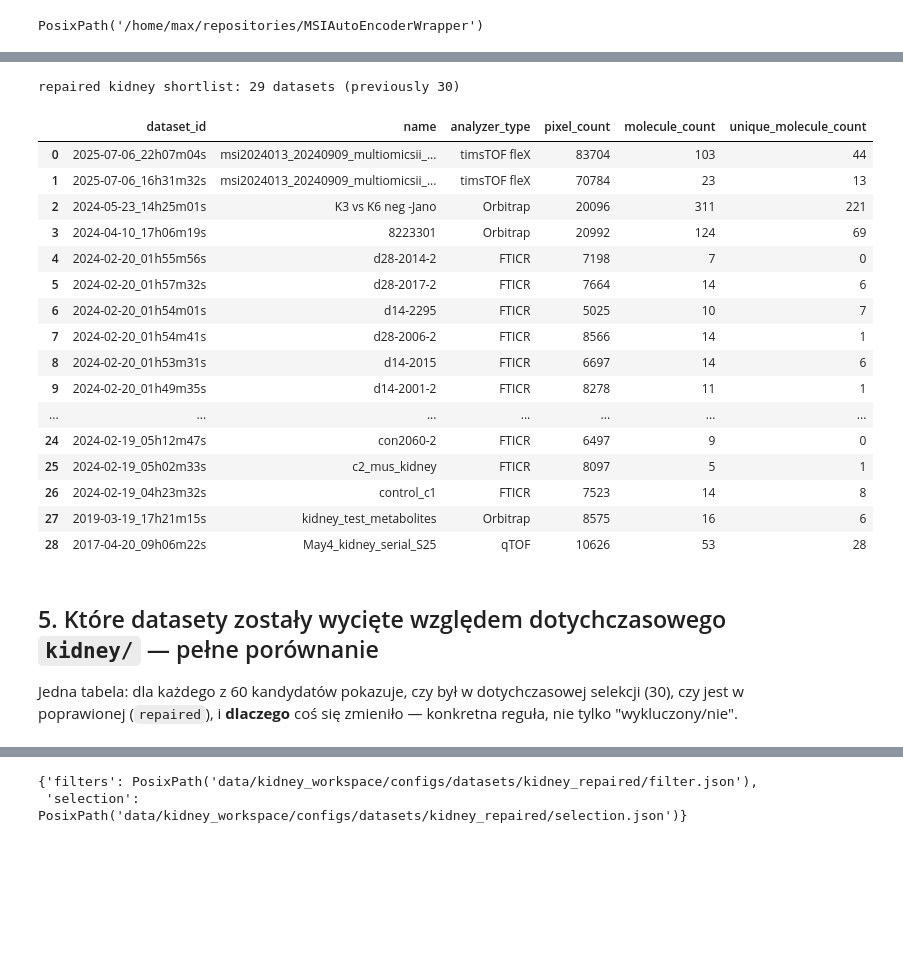
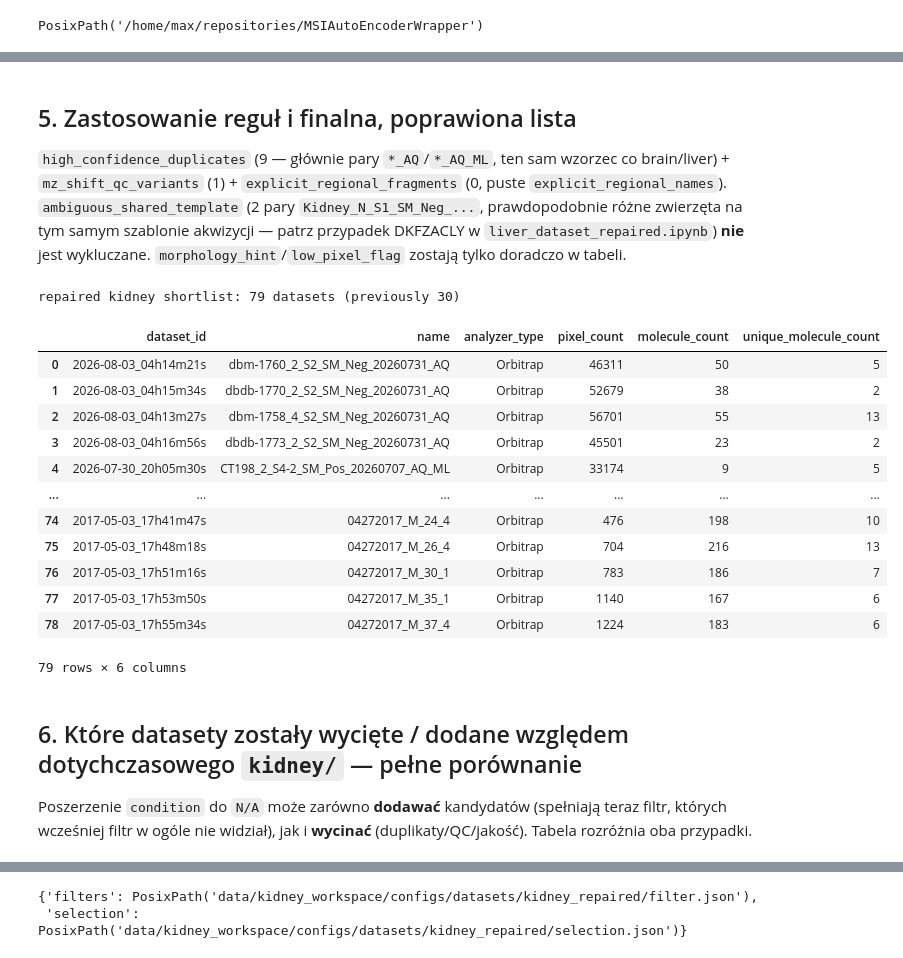
Before and after one commit to maxi7524/MSIAutoEncoderWrapper, a Jupyter notebook: assets/datasets_query/kidney_dataset_repaired.ipynb, the cells around one changed output, grey strips where cells are left out. Cells and saved outputs as stored; diff of their text form; code cells hidden in the pictures; blank space fills up the shorter version.

```diff
--- a/assets/datasets_query/kidney_dataset_repaired.ipynb
+++ b/assets/datasets_query/kidney_dataset_repaired.ipynb
@@ -109,8 +138,8 @@ Jedno wywołanie zastępuje całą poprzednią, ręcznie pisaną sekcję 2/2b/3:
 # %%
 kidney_profile = DatasetReviewProfile(
-    low_pixel_threshold=None,  # kidney's pool minimum is 5025 px -- no outliers to flag, see prior audit
+    low_pixel_threshold=1000,  # v2 used None, calibrated to the narrower 60-record Wildtype-only pool; see markdown
     morphology_pattern=r"(?:cortex|medulla|papilla|pelvis|calyx|glomerul)",
-    explicit_regional_names=frozenset(),  # no user-confirmed explicit fragments for kidney (unlike brain)
+    explicit_regional_names=frozenset(),
 )
 review = explorer.review_current(profile=kidney_profile)
 
@@ -120,13 +149,13 @@ display(review.summary())
 display(
     review.table.loc[
         review.table["duplicate_cluster_size"] > 1,
-        ["dataset_id", "name", "pixel_count", "duplicate_confidence", "duplicate_excluded", "recommended_keeper_dataset_id"],
-    ]
+        ["duplicate_cluster_id", "dataset_id", "name", "pixel_count", "duplicate_confidence", "duplicate_excluded", "recommended_keeper_dataset_id"],
+    ].sort_values(["duplicate_confidence", "duplicate_cluster_id"])
 )
 display(
     review.table.loc[
-        review.table["mz_shift_qc_variant"] | review.table["morphology_hint"].eq("regional_or_microregion"),
-        ["dataset_id", "name", "pixel_count", "mz_shift_qc_variant", "morphology_hint"],
+        review.table["mz_shift_qc_variant"] | review.table["morphology_hint"].eq("regional_or_microregion") | review.table["low_pixel_flag"],
+        ["dataset_id", "name", "pixel_count", "mz_shift_qc_variant", "morphology_hint", "low_pixel_flag"],
     ]
 )
 # %% [output]
@@ -145,48 +191,46 @@ Stosuję `high_confidence_duplicates` i `mz_shift_qc_variants` — te same regu
+# %% [markdown]
+## 5. Zastosowanie reguł i finalna, poprawiona lista
+
+`high_confidence_duplicates` (9 — głównie pary `*_AQ`/`*_AQ_ML`, ten sam wzorzec co brain/liver) + `mz_shift_qc_variants` (1) + `explicit_regional_fragments` (0, puste `explicit_regional_names`). `ambiguous_shared_template` (2 pary `Kidney_N_S1_SM_Neg_...`, prawdopodobnie różne zwierzęta na tym samym szablonie akwizycji — patrz przypadek DKFZACLY w `liver_dataset_repaired.ipynb`) **nie** jest wykluczane. `morphology_hint`/`low_pixel_flag` zostają tylko doradczo w tabeli.
 # %%
 applied_rules = ["high_confidence_duplicates", "mz_shift_qc_variants", "explicit_regional_fragments"]
 explorer.apply_review(review, rules=applied_rules)
 
 final_filters = {
     "organism": "Mouse",
     "organism_part": "Kidney",
+    "condition": ["Wildtype", "Wtype", "N/A"],
     "polarity": "Negative",
-    "condition": "Wildtype",
     "mz_min": 200,
     "mz_max": 900,
     "annotation_fdr": 0.1,
     "min_annotation_count": 1,
     "include_molecule_stats": True,
     "include_spatial_annotation_stats": False,  # see brain_dataset.ipynb section 6 for the cost rationale
 }
-# NOTE: exclude_dataset_ids is intentionally omitted here -- explorer.exclude()/apply_review()
-# already marked the union of prior-manual and newly-reviewed IDs as excluded on this session,
-# and that state persists across this re-query (verified: results() always re-applies it).
+# exclude_dataset_ids intentionally omitted -- session-level exclusions from steps 2/3/5 persist across this re-query.
 results_kidney_repaired = explorer.filter(final_filters)
 print(f"repaired kidney shortlist: {len(results_kidney_repaired)} datasets (previously {len(existing_selected_ids)})")
 display(results_kidney_repaired[["dataset_id", "name", "analyzer_type", "pixel_count", "molecule_count", "unique_molecule_count"]])
 # %% [output]
-repaired kidney shortlist: 29 datasets (previously 30)
+repaired kidney shortlist: 79 datasets (previously 30)
 |  | dataset_id | name | analyzer_type | pixel_count | molecule_count | unique_molecule_count |
-| 0 | 2025-07-06_22h07m04s | msi2024013_20240909_multiomicsii_... | timsTOF fleX | 83704 | 103 | 44 |
-| 1 | 2025-07-06_16h31m32s | msi2024013_20240909_multiomicsii_... | timsTOF fleX | 70784 | 23 | 13 |
-| 2 | 2024-05-23_14h25m01s | K3 vs K6 neg -Jano | Orbitrap | 20096 | 311 | 221 |
-| 3 | 2024-04-10_17h06m19s | 8223301 | Orbitrap | 20992 | 124 | 69 |
-| 4 | 2024-02-20_01h55m56s | d28-2014-2 | FTICR | 7198 | 7 | 0 |
-| 5 | 2024-02-20_01h57m32s | d28-2017-2 | FTICR | 7664 | 14 | 6 |
-| 6 | 2024-02-20_01h54m01s | d14-2295 | FTICR | 5025 | 10 | 7 |
-| 7 | 2024-02-20_01h54m41s | d28-2006-2 | FTICR | 8566 | 14 | 1 |
-| 8 | 2024-02-20_01h53m31s | d14-2015 | FTICR | 6697 | 14 | 6 |
-| 9 | 2024-02-20_01h49m35s | d14-2001-2 | FTICR | 8278 | 11 | 1 |
+| 0 | 2026-08-03_04h14m21s | dbm-1760_2_S2_SM_Neg_20260731_AQ | Orbitrap | 46311 | 50 | 5 |
+| 1 | 2026-08-03_04h15m34s | dbdb-1770_2_S2_SM_Neg_20260731_AQ | Orbitrap | 52679 | 38 | 2 |
+| 2 | 2026-08-03_04h13m27s | dbm-1758_4_S2_SM_Neg_20260731_AQ | Orbitrap | 56701 | 55 | 13 |
+| 3 | 2026-08-03_04h16m56s | dbdb-1773_2_S2_SM_Neg_20260731_AQ | Orbitrap | 45501 | 23 | 2 |
+| 4 | 2026-07-30_20h05m30s | CT198_2_S4-2_SM_Pos_20260707_AQ_ML | Orbitrap | 33174 | 9 | 5 |
 | ... | ... | ... | ... | ... | ... | ... |
-| 24 | 2024-02-19_05h12m47s | con2060-2 | FTICR | 6497 | 9 | 0 |
-| 25 | 2024-02-19_05h02m33s | c2_mus_kidney | FTICR | 8097 | 5 | 1 |
-| 26 | 2024-02-19_04h23m32s | control_c1 | FTICR | 7523 | 14 | 8 |
-| 27 | 2019-03-19_17h21m15s | kidney_test_metabolites | Orbitrap | 8575 | 16 | 6 |
-| 28 | 2017-04-20_09h06m22s | May4_kidney_serial_S25 | qTOF | 10626 | 53 | 28 |
+| 74 | 2017-05-03_17h41m47s | 04272017_M_24_4 | Orbitrap | 476 | 198 | 10 |
+| 75 | 2017-05-03_17h48m18s | 04272017_M_26_4 | Orbitrap | 704 | 216 | 13 |
+| 76 | 2017-05-03_17h51m16s | 04272017_M_30_1 | Orbitrap | 783 | 186 | 7 |
+| 77 | 2017-05-03_17h53m50s | 04272017_M_35_1 | Orbitrap | 1140 | 167 | 6 |
+| 78 | 2017-05-03_17h55m34s | 04272017_M_37_4 | Orbitrap | 1224 | 183 | 6 |
+79 rows × 6 columns
-# %% [markdown]
-## 5. Które datasety zostały wycięte względem dotychczasowego `kidney/` — pełne porównanie
-
-Jedna tabela: dla każdego z 60 kandydatów pokazuje, czy był w dotychczasowej selekcji (30), czy jest w poprawionej (`repaired`), i **dlaczego** coś się zmieniło — konkretna reguła, nie tylko "wykluczony/nie".
+# %% [markdown]
+## 6. Które datasety zostały wycięte / dodane względem dotychczasowego `kidney/` — pełne porównanie
+
+Poszerzenie `condition` do `N/A` może zarówno **dodawać** kandydatów (spełniają teraz filtr, których wcześniej filtr w ogóle nie widział), jak i **wycinać** (duplikaty/QC/jakość). Tabela rozróżnia oba przypadki.
 # %%
 repaired_selected_ids = set(results_kidney_repaired["dataset_id"].astype(str))
 review_reasons = {
```
Also changed, not shown: parts of 16 cells of this notebook, 6 other files.
